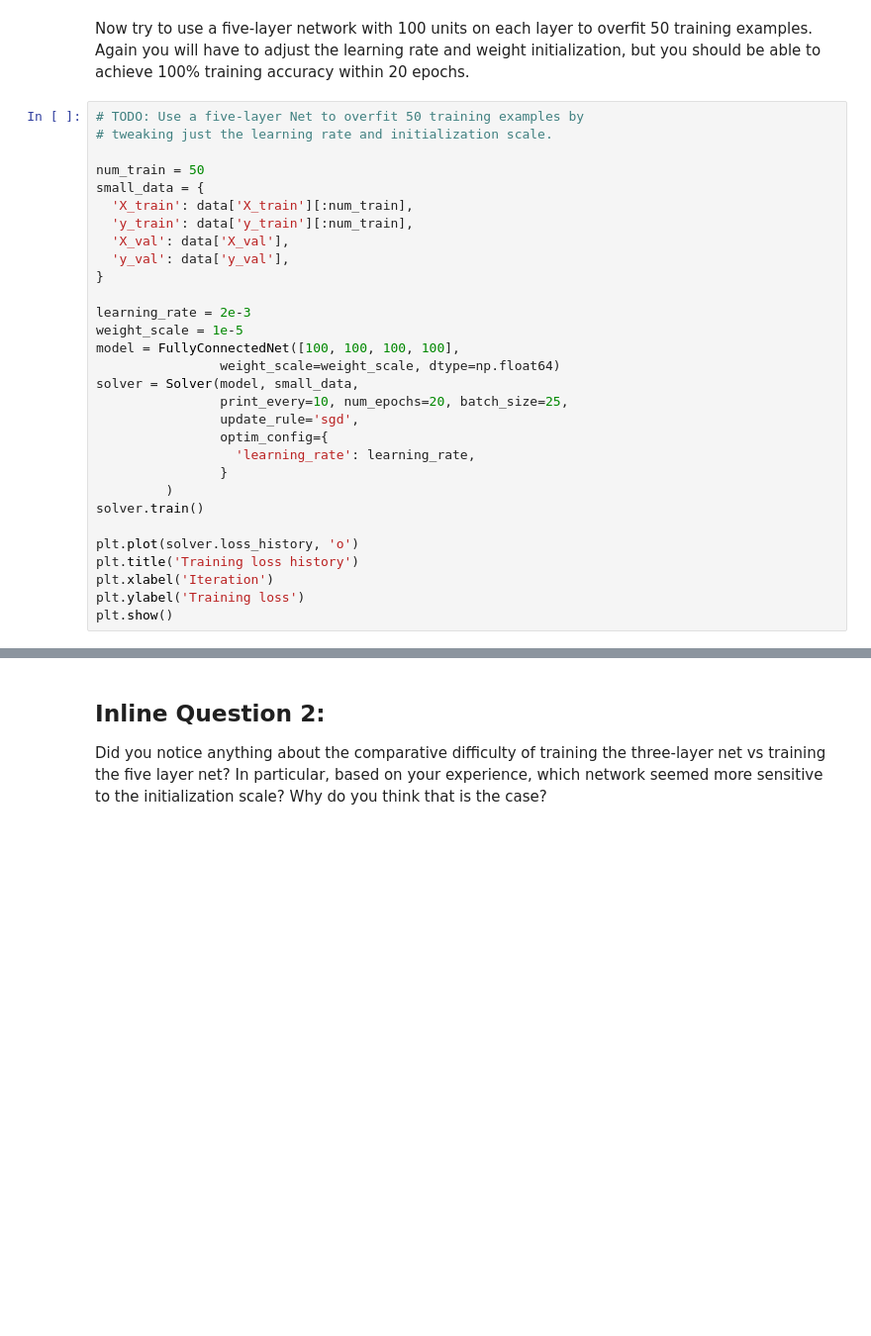
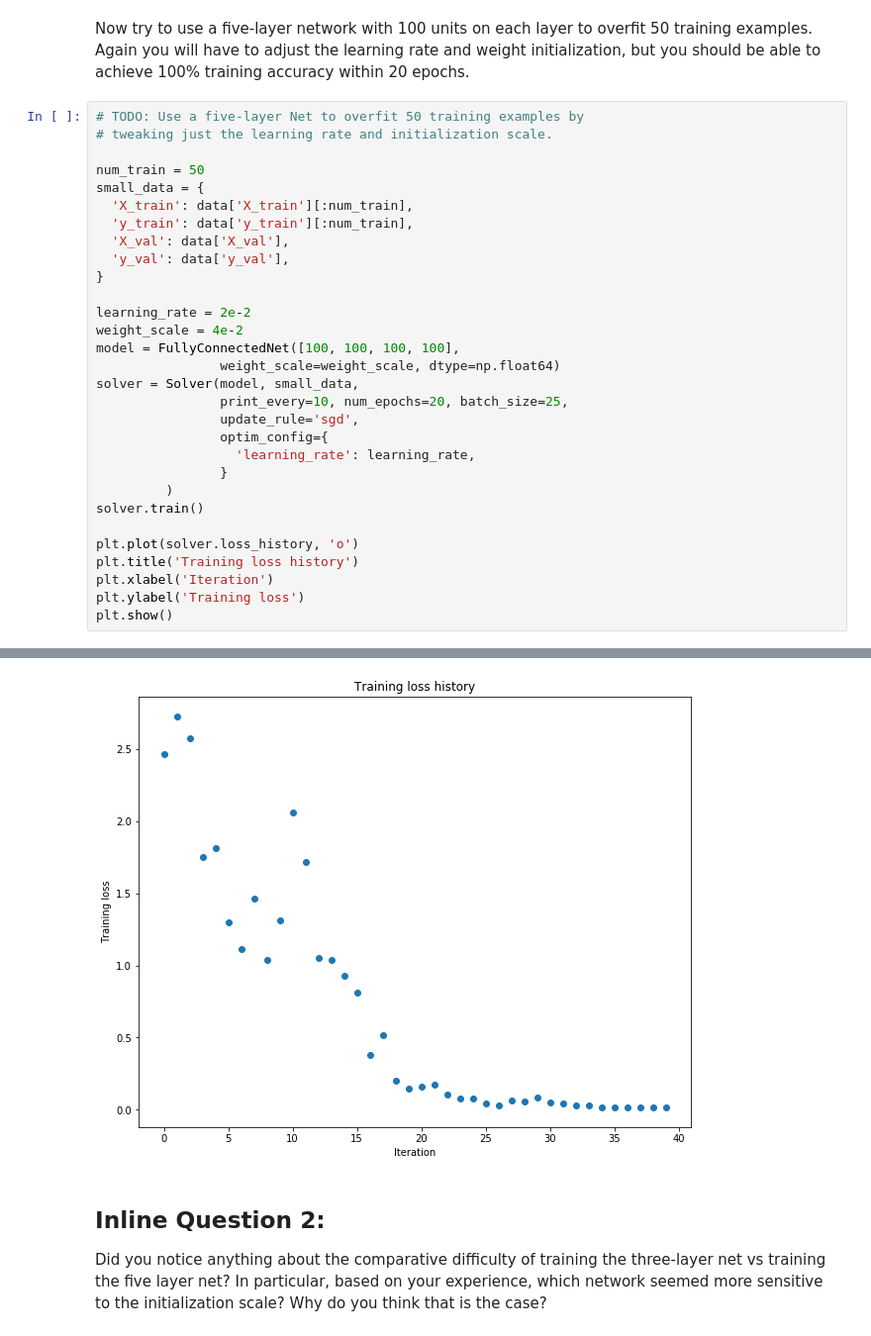
Before and after one commit to golden0080/cs231n, a Jupyter notebook: assignment2/FullyConnectedNets.ipynb, the cells around one changed output, grey strips where cells are left out. Shown at 99% size. Cells and saved outputs as stored; diff of their text form; blank space fills up the shorter version.

```diff
--- a/assignment2/FullyConnectedNets.ipynb
+++ b/assignment2/FullyConnectedNets.ipynb
@@ -398,8 +510,8 @@ small_data = {
   'y_val': data['y_val'],
 }
 
-learning_rate = 2e-3
-weight_scale = 1e-5
+learning_rate = 2e-2
+weight_scale = 4e-2
 model = FullyConnectedNet([100, 100, 100, 100],
                 weight_scale=weight_scale, dtype=np.float64)
 solver = Solver(model, small_data,
@@ -416,3 +528,4 @@ plt.title('Training loss history')
 plt.xlabel('Iteration')
 plt.ylabel('Training loss')
 plt.show()
+# %% [output]
@@ -419,3 +549,4 @@ plt.show()
+[figure, added]
 # %% [markdown]
 ## Inline Question 2:
 Did you notice anything about the comparative difficulty of training the three-layer net vs training the five layer net? In particular, based on your experience, which network seemed more sensitive to the initialization scale? Why do you think that is the case?
```
Also changed, not shown: parts of 19 cells of this notebook, 3 other files.
